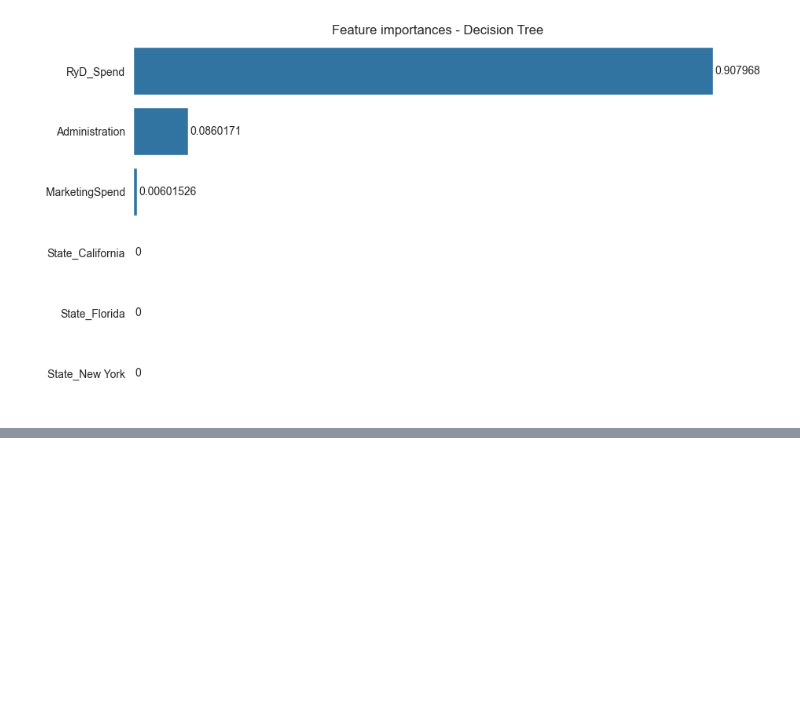
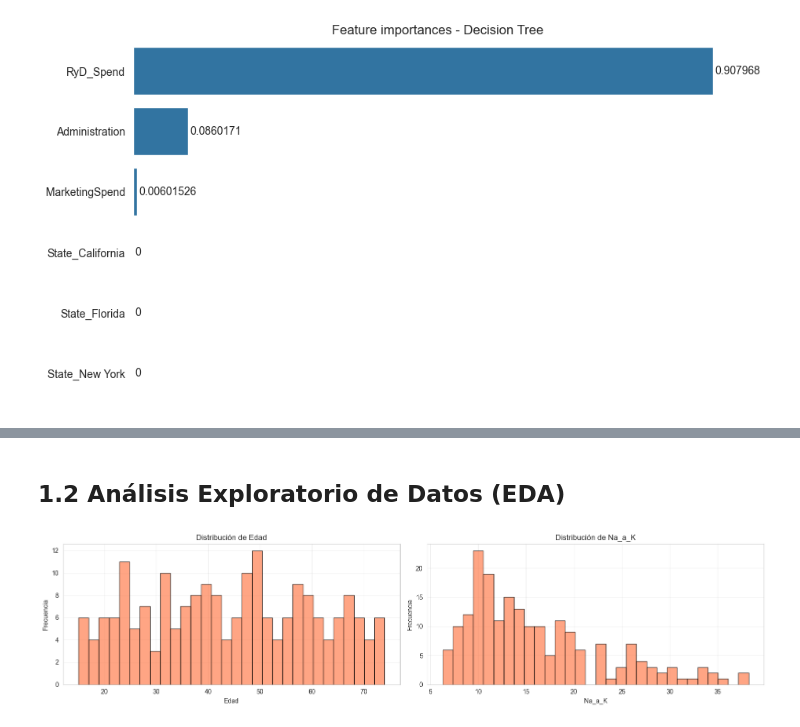
Before and after one commit to Fabrote/Classification-and-Regression-Trees, a Jupyter notebook: MD-TP2_TAPIA-PALACIO.ipynb, the cells around one changed output, grey strips where cells are left out. Saved outputs shown, nothing was run; the diff lists cells and outputs as text; code cells hidden in the pictures; blank space fills up the shorter version.

```diff
--- a/MD-TP2_TAPIA-PALACIO.ipynb
+++ b/MD-TP2_TAPIA-PALACIO.ipynb
@@ -155,8 +155,6 @@ plt.show()
 [figure]
 # %%
 # Boxplots de las 3 variables predictoras numéricas
-columnas_numericas = ['RyD_Spend', 'Administration', 'MarketingSpend']
-
 fig, axes = plt.subplots(1, 3, figsize=(16, 5))
 
 for i, col in enumerate(columnas_numericas):
@@ -624,0 +633,10 @@ for value in g.containers:
+# %%
+# Cargar dataset
+datos_drogas = pd.read_csv('drugType.csv')
+
+# Información general
+print("INFORMACIÓN GENERAL DEL DATASET \n")
+print(f"Dimensiones: {datos_drogas.shape[0]} filas x {datos_drogas.shape[1]} columnas")
+print(f"\nColumnas: {list(datos_drogas.columns)}")
+print(f"\nTipos de datos:")
+print(datos_drogas.dtypes)
@@ -624,0 +723,19 @@ for value in g.containers:
+# %% [markdown]
+## 1.2 Análisis Exploratorio de Datos (EDA)
+# %%
+# Distribución de variables numéricas
+numericas_drogas = ['Edad', 'Na_a_K']
+
+fig, axes = plt.subplots(1, 2, figsize=(16, 4))
+
+for i, col in enumerate(numericas_drogas):
+    axes[i].hist(datos_drogas[col], bins=30, edgecolor='black', alpha=0.7, color='coral')
+    axes[i].set_xlabel(col)
+    axes[i].set_ylabel('Frecuencia')
+    axes[i].set_title(f'Distribución de {col}')
+    axes[i].grid(True, alpha=0.3)
+
+plt.tight_layout()
+plt.show()
+# %% [output]
+[figure, added]
```
Also changed, not shown: parts of 9 cells of this notebook.
